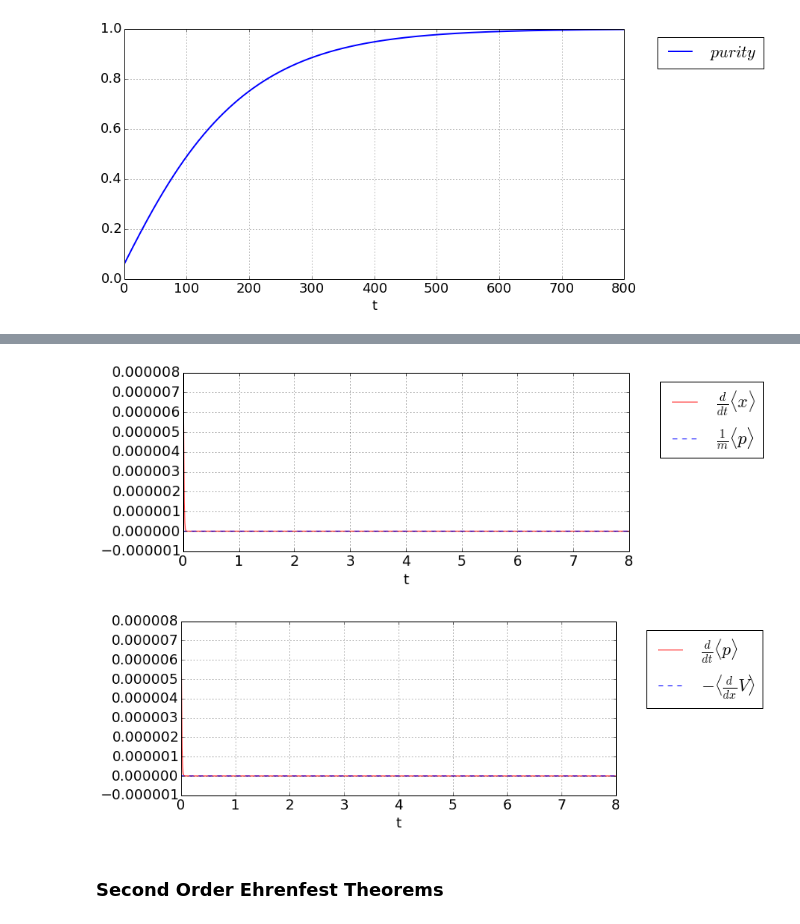
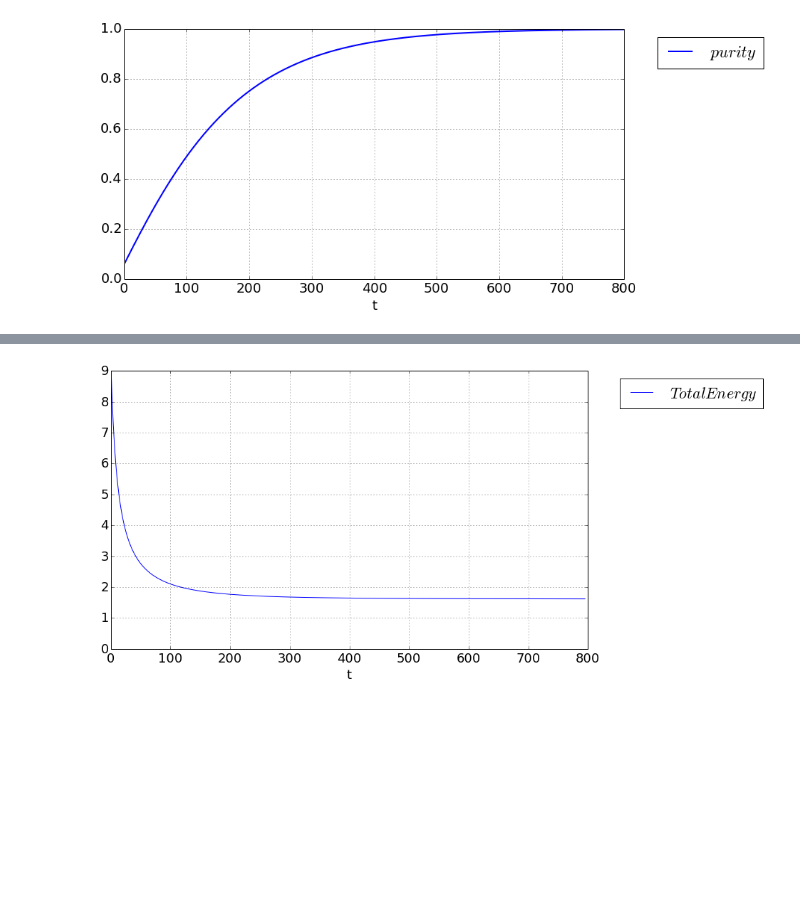
Before and after one commit to cabrer7/PyWignerCUDA, a Jupyter notebook: instances/Wigner2D_GPitaevskii/Wigner2D_GPitaevskii_X2_Bloch.ipynb, the cells around one changed output, grey strips where cells are left out. Cells and saved outputs as stored; diff of their text form; code cells hidden in the pictures; blank space fills up the shorter version.

```diff
--- a/instances/Wigner2D_GPitaevskii/Wigner2D_GPitaevskii_X2_Bloch.ipynb
+++ b/instances/Wigner2D_GPitaevskii/Wigner2D_GPitaevskii_X2_Bloch.ipynb
@@ -26,23 +26,15 @@ class frame( GPU_Wigner2D_GPitaevskii_Bloch ):
         X_amplitude  = 16
         P_amplitude  = 16
 
-        kappa = 1.
+        hBar = 1.
         dt= 0.01
 
         timeSteps =    800
         skipFrames =   100
 
         mass = 1.
-        # Diffusion parameter
-        D_Theta  = 0.0
-        D_Lambda = 0.000
 
-        # Damping parameters (implies another source of diffusion as well)
-        self.dampingFunction = 'CaldeiraLeggett'
-        gammaDamping  = 0.0 #8*10**(-6)
-        epsilon       = 0.5;
-
-         #Gross Pitaevskii coefficient
+        #Gross Pitaevskii coefficient
         self.GPitaevskiiCoeff = 1.
 
         # Potential and derivative of potential
@@ -54,14 +46,11 @@ class frame( GPU_Wigner2D_GPitaevskii_Bloch ):
 
         dPotentialString = '2*{0}*x'.format(X2_constant)
 
-        self.fp_Damping_String = ' p*p/sqrt( p*p + {epsilon}  ) '.format( epsilon=epsilon )
-
         self.SetTimeTrack( dt, timeSteps, skipFrames,
         fileName = '/home/rcabrera/DATA/Wigner2D_GPitaevskii/X2_Ground.hdf5' )
 
         GPU_Wigner2D_GPitaevskii_Bloch.__init__(self,
-            X_gridDIM,P_gridDIM,X_amplitude,P_amplitude,
-            kappa,mass,D_Theta,D_Lambda,gammaDamping,potentialString,dPotentialString,kinematicString)
+            X_gridDIM,P_gridDIM,X_amplitude,P_amplitude,hBar,mass,potentialString,kinematicString)
 
 
     def Set_Initial_Condition(self):
@@ -304,37 +313,15 @@ CPU_FILE = h5py.File( CPU_file ,'r')
 # %%
-fig, ax = plt.subplots(figsize=(10, 4))
+fig, ax = plt.subplots(figsize=(12, 7))
 
-ax.plot( instance.timeRange ,  np.gradient(instance.X_average, instance.dt) , '-',
-        label = '$\\frac{d}{dt} \\langle x \\rangle $' ,color = 'red', linewidth=1.)
-
-ax.plot( instance.timeRange ,  instance.P_average/instance.mass , '--' ,
-        label='$\\frac{1}{m}\\langle p \\rangle$', linewidth=1. )
+ax.plot( instance.TotalEnergyHistory  ,
+        '-' , label = '$Total Energy$' , linewidth=1.)
 
 
-#ax.set_xlim(0,3.5)
-#ax.set_ylim(-1.,1.2)
+
 ax.legend(bbox_to_anchor=(1.05, 1), loc=2, prop={'size':22})
+ax.set_ylim( 0 , 9)
 ax.set_xlabel('t')
+ax.set_ylabel(' ')
 ax.grid();
 # %% [output]
-[figure, old version]
+[figure, new version]
-# %%
-fig, ax = plt.subplots(figsize=(10, 4))
-
-ax.plot( instance.timeRange ,  np.gradient( instance.P_average , instance.dt) ,'-' ,
-        label =  '$\\frac{d}{dt} \\langle p \\rangle $' ,color = 'r' , linewidth=1.)
-
-ax.plot( instance.timeRange ,
-        - instance.dPotentialdX_average    , '--' ,
-        label = '$ -\\langle \\frac{d}{dx}V  \\rangle $' ,linewidth=1.)
-
-
-ax.legend(bbox_to_anchor=(1.05, 1), loc=2, prop={'size':22})
-#ax.set_ylim(-0.8,0.8)
-ax.set_xlabel('t')
-#ax.set_ylabel(' ')
-ax.grid();
-# %% [output]
-[figure, removed]
-# %% [markdown]
-### Second Order Ehrenfest Theorems
```
Also changed, not shown: parts of 15 cells of this notebook, 2 other files.
